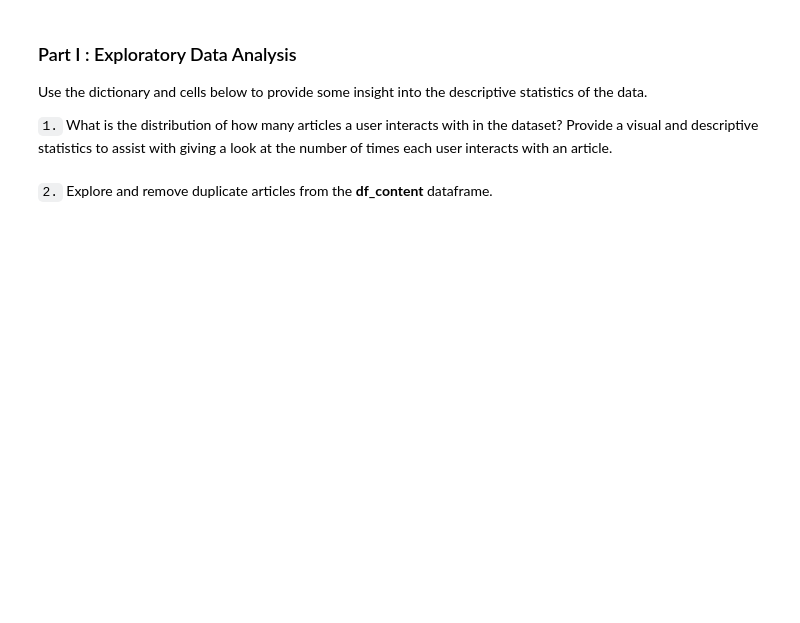
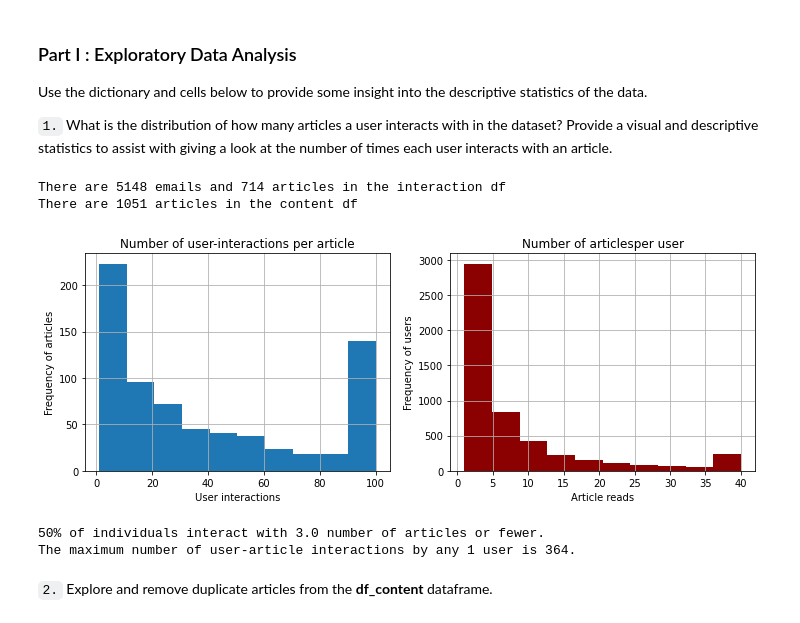
Before and after one commit to paul-stubley/Udacity, a Jupyter notebook: Project_4__Recommendation_Engines/Recommendations_with_IBM.ipynb, the cells around one changed output. Cells and saved outputs as stored; diff of their text form; code cells hidden in the pictures; blank space fills up the shorter version.

```diff
--- a/Project_4__Recommendation_Engines/Recommendations_with_IBM.ipynb
+++ b/Project_4__Recommendation_Engines/Recommendations_with_IBM.ipynb
@@ -44,10 +81,35 @@ df_content.head()
 Use the dictionary and cells below to provide some insight into the descriptive statistics of the data.
 
 `1.` What is the distribution of how many articles a user interacts with in the dataset?  Provide a visual and descriptive statistics to assist with giving a look at the number of times each user interacts with an article.
+# %%
+print('There are {} emails and {} articles in the interaction df'.format(df.email.nunique(), df.article_id.nunique()))
+print('There are {} articles in the content df'.format(df_content.article_id.nunique()))
+# %% [output]
+There are 5148 emails and 714 articles in the interaction df
+There are 1051 articles in the content df
+# %%
+fig, ax = plt.subplots(1,2, figsize = (12,4))
+df.groupby('article_id').email.count().apply(lambda x: np.min([x,100])).hist(ax=ax[0])
+df.groupby('email').article_id.count().apply(lambda x: np.min([x,40])).hist(ax=ax[1], color='darkred')
+
+# Formatting
+ax[0].set_title('Number of user-interactions per article')
+ax[1].set_title('Number of articlesper user')
+ax[0].set_ylabel('Frequency of articles')
+ax[1].set_ylabel('Frequency of users')
+ax[0].set_xlabel('User interactions')
+ax[1].set_xlabel('Article reads');
+# %% [output]
+[figure, added]
 # %%
 # Fill in the median and maximum number of user_article interactios below
-
-median_val = # 50% of individuals interact with ____ number of articles or fewer.
-max_views_by_user = # The maximum number of user-article interactions by any 1 user is ______.
+user_article_interactions = df.groupby('email').article_id.count()
+median_val = user_article_interactions.median()     # 50% of individuals interact with 3 number of articles or fewer.
+max_views_by_user = user_article_interactions.max() # The maximum number of user-article interactions by any 1 user is 364.
+print('50% of individuals interact with {} number of articles or fewer.'.format(median_val))
+print('The maximum number of user-article interactions by any 1 user is {}.'.format(max_views_by_user))
+# %% [output]
+50% of individuals interact with 3.0 number of articles or fewer.
+The maximum number of user-article interactions by any 1 user is 364.
 # %% [markdown]
 `2.` Explore and remove duplicate articles from the **df_content** dataframe.
```
Also changed, not shown: parts of 16 cells of this notebook.
